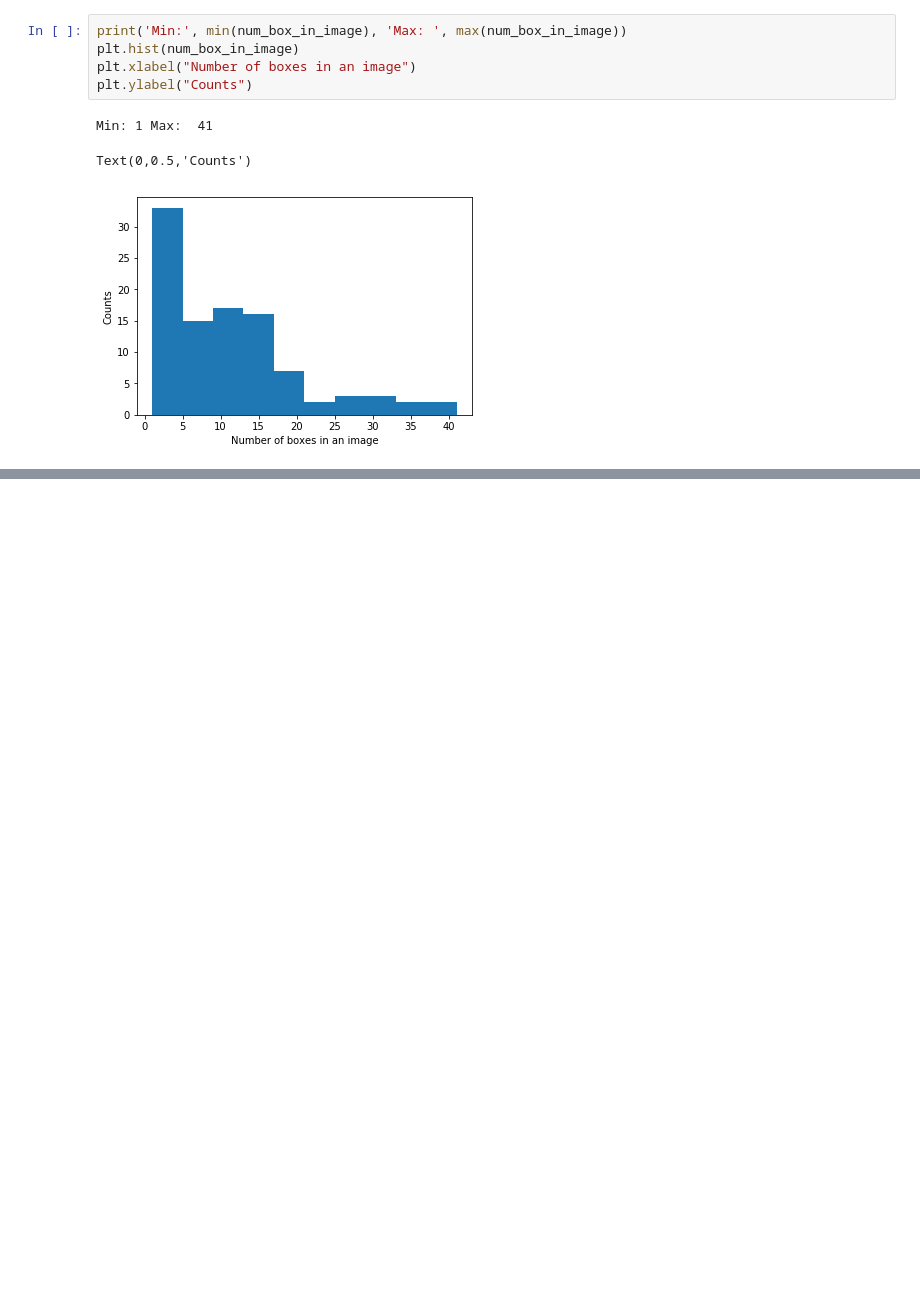
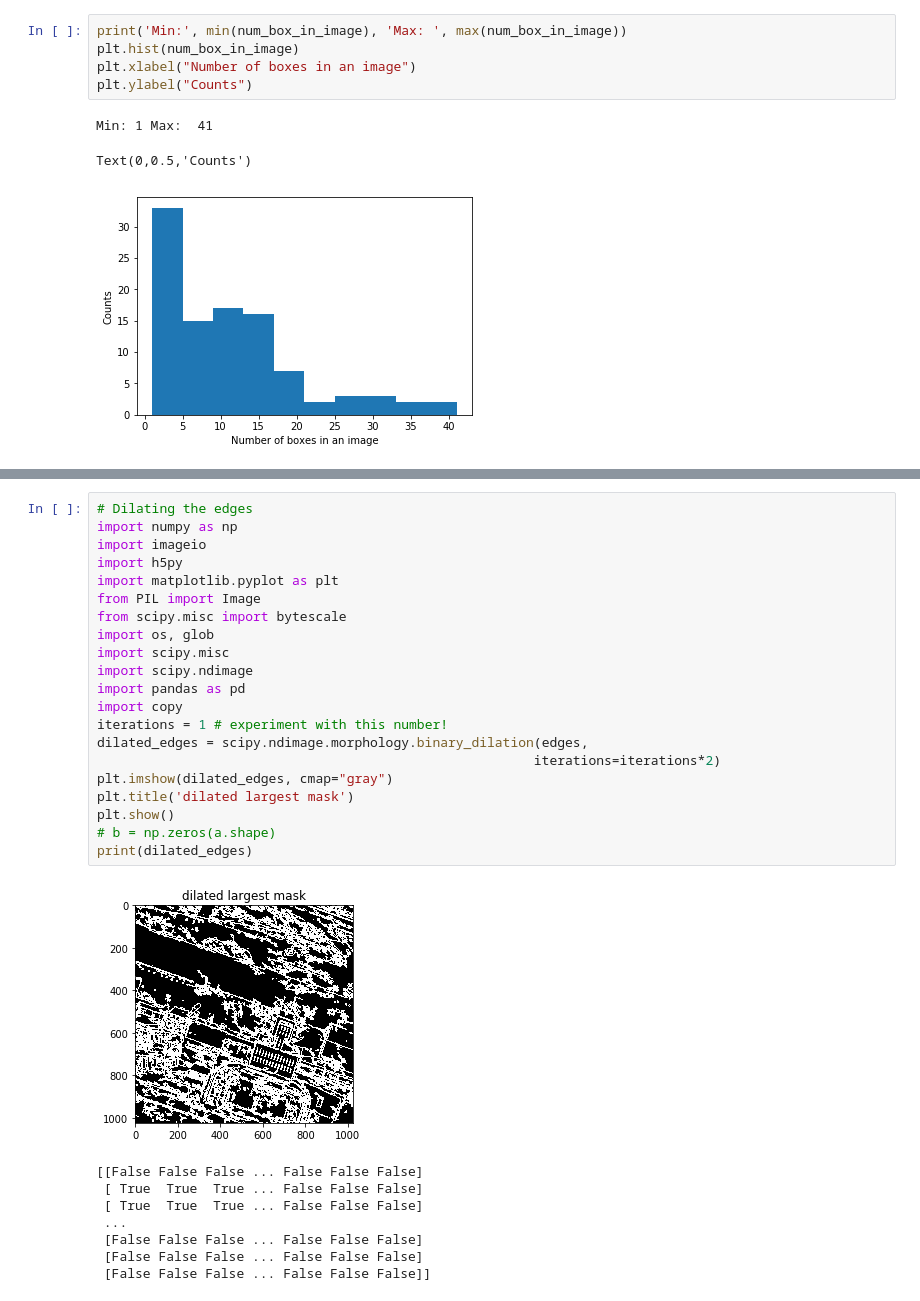
Before and after one commit to quangntran/plane_detector, a Jupyter notebook: show_planes.ipynb, the cells around one changed output, grey strips where cells are left out. Cells and saved outputs as stored; diff of their text form; blank space fills up the shorter version.

```diff
--- a/show_planes.ipynb
+++ b/show_planes.ipynb
@@ -184,0 +320,30 @@ Area: Min:  0.4887218045112782 , Max:  1.73529411764705
+# %%
+# Dilating the edges
+import numpy as np
+import imageio
+import h5py
+import matplotlib.pyplot as plt
+from PIL import Image
+from scipy.misc import bytescale
+import os, glob
+import scipy.misc
+import scipy.ndimage
+import pandas as pd
+import copy
+iterations = 1 # experiment with this number!
+dilated_edges = scipy.ndimage.morphology.binary_dilation(edges,
+                                                        iterations=iterations*2)
+plt.imshow(dilated_edges, cmap="gray")
+plt.title('dilated largest mask')
+plt.show()
+# b = np.zeros(a.shape)
+print(dilated_edges)
+# %% [output]
+[figure, added]
+[[False False False ... False False False]
+ [ True  True  True ... False False False]
+ [ True  True  True ... False False False]
+ ...
+ [False False False ... False False False]
+ [False False False ... False False False]
+ [False False False ... False False False]]
```
Also changed, not shown: parts of 21 cells of this notebook, 1 other file.
